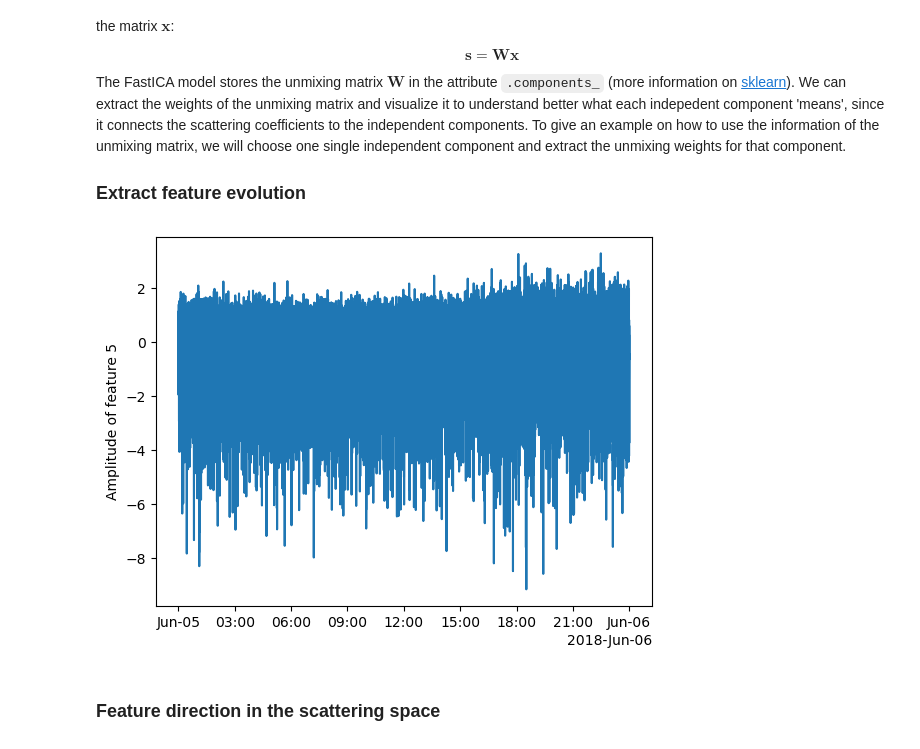
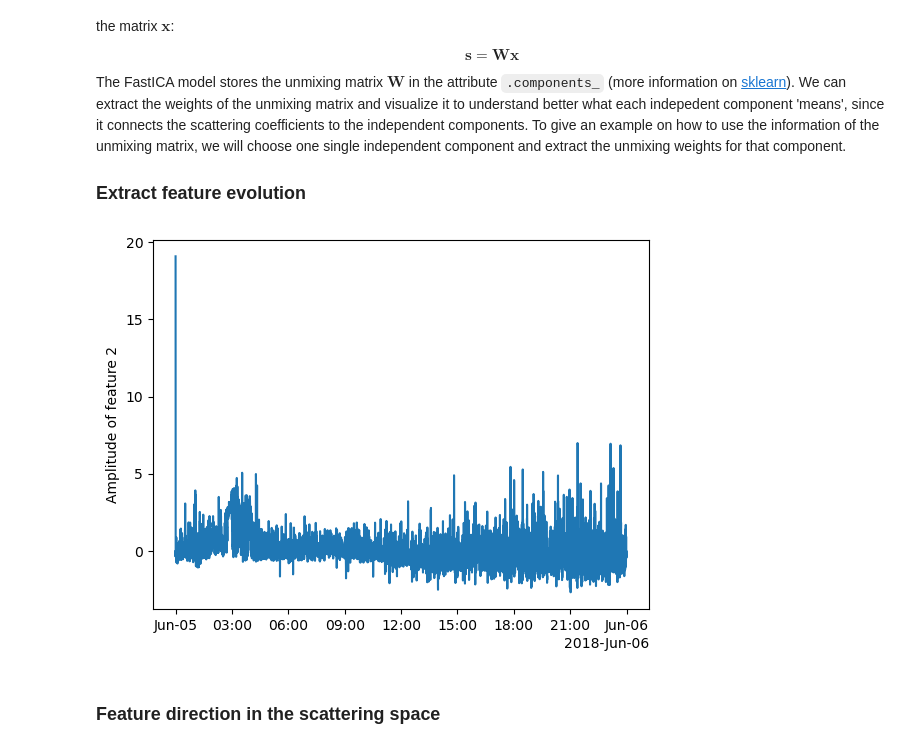
Before and after one commit to tbartholomaus/scatseisnet, a Jupyter notebook: GL_example/4_reconstruction.ipynb, the cells around one changed output. Cells and saved outputs as stored; diff of their text form; code cells hidden in the pictures.

```diff
--- a/GL_example/4_reconstruction.ipynb
+++ b/GL_example/4_reconstruction.ipynb
@@ -52,20 +60,20 @@ that component.
 ### Extract feature evolution
 # %%
 # Pick a feature
-feature_id = 5
+feature_id = 2
 feature = features[:, feature_id]
 
 # Figure creation
 fig = plt.figure()
 ax = plt.axes()
 
 # Plot the weights
 ax.plot(times[:-1], feature)
 ax.set_ylabel(f"Amplitude of feature {feature_id}")
 
 # Show
 plt.show()
 # %% [output]
-[figure, old version]
+[figure, new version]
 # %% [markdown]
 ### Feature direction in the scattering space
```
Also changed, not shown: parts of 7 cells of this notebook, 24 other files.
